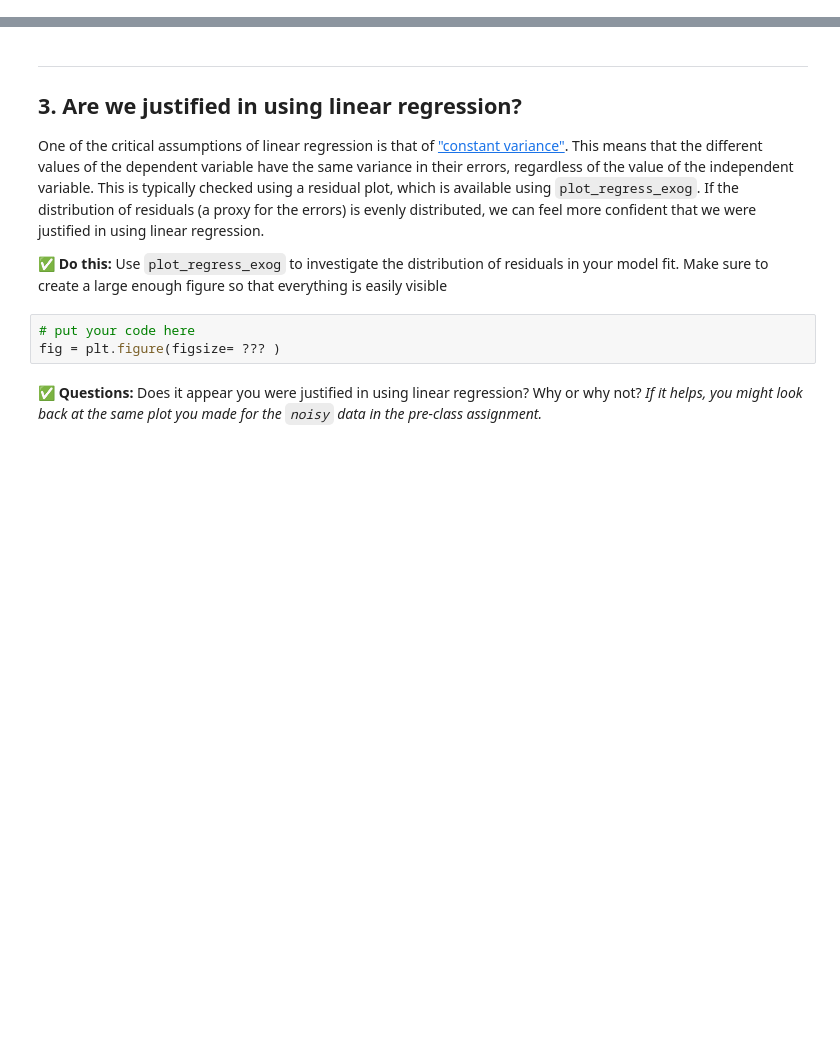
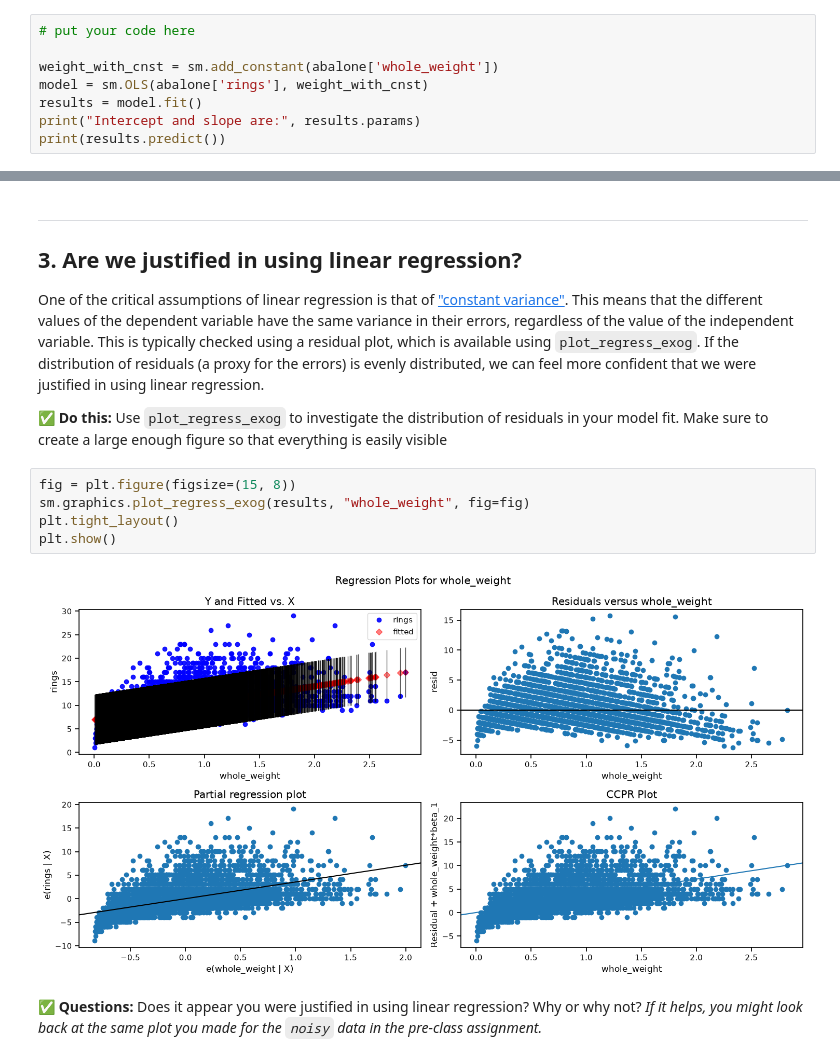
Before and after one commit to burlin25/CMSE202-f26-turnin, a Jupyter notebook: Day-13/Day-13_In-Class-Regression-STUDENT.ipynb, the cells around one changed output, grey strips where cells are left out. Drawn from its saved outputs; the diff is of its cells as text; blank space fills up the shorter version.

```diff
--- a/Day-13/Day-13_In-Class-Regression-STUDENT.ipynb
+++ b/Day-13/Day-13_In-Class-Regression-STUDENT.ipynb
@@ -153,0 +198,8 @@ _Look to the pre-class assignment for some hints and check in with your group._
+# %%
+# put your code here
+
+weight_with_cnst = sm.add_constant(abalone['whole_weight'])
+model = sm.OLS(abalone['rings'], weight_with_cnst)
+results = model.fit()
+print("Intercept and slope are:", results.params)
+print(results.predict())
@@ -200,9 +289,13 @@ In the case of this assignment, a scatter matrix of the data alongside a correla
 One of the critical assumptions of linear regression is that of ["constant variance"](https://en.wikipedia.org/wiki/Linear_regression#Assumptions). This means that the different values of the dependent variable have the same variance in their errors, regardless of the value of the independent variable. This is typically checked using a residual plot, which is available using `plot_regress_exog`. If the distribution of residuals (a proxy for the errors) is evenly distributed, we can feel more confident that we were justified in using linear regression.
 
 **&#9989; Do this:** Use `plot_regress_exog` to investigate the distribution of residuals in your model fit. Make sure to create a large enough figure so that everything is easily visible
-# %%
-# put your code here
-fig = plt.figure(figsize= ??? )
+# %%
+fig = plt.figure(figsize=(15, 8))
+sm.graphics.plot_regress_exog(results, "whole_weight", fig=fig)
+plt.tight_layout()
+plt.show()
+# %% [output]
+[figure, added]
 # %% [markdown]
 **&#9989; Questions:** Does it appear you were justified in using linear regression? Why or why not? _If it helps, you might look back at the same plot you made for the `noisy` data in the pre-class assignment._
 # %% [markdown]
```
Also changed, not shown: parts of 19 cells of this notebook, 2 other files.
